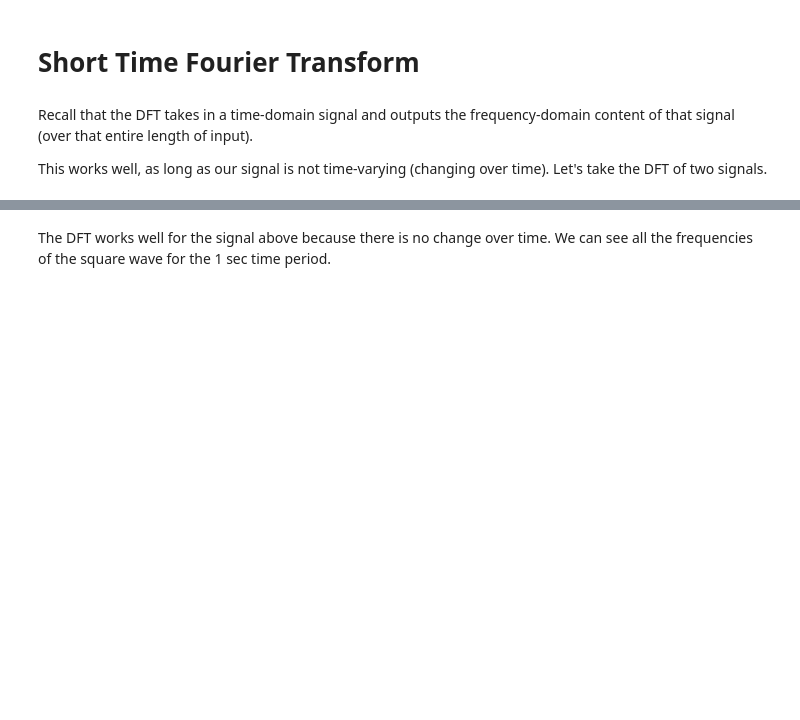
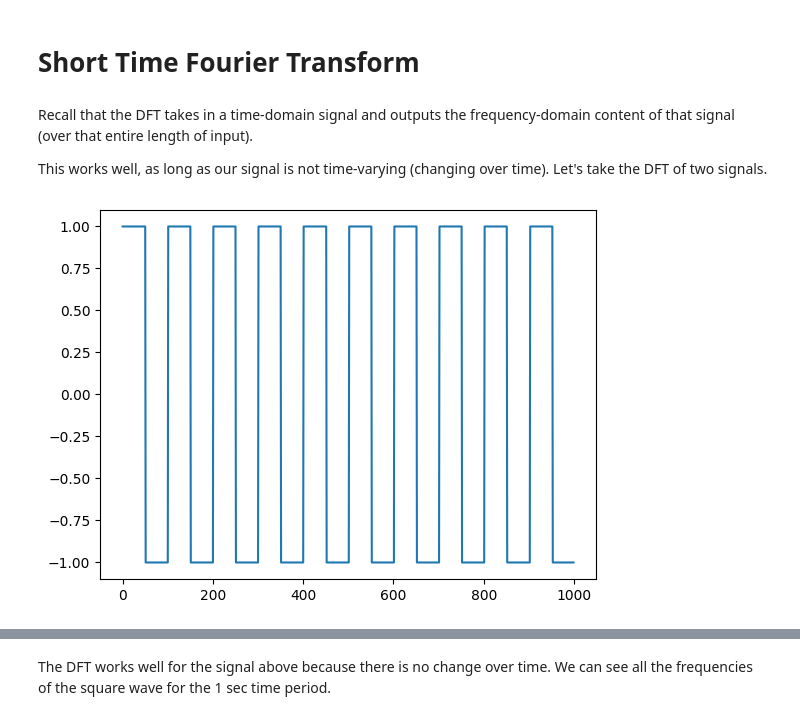
Before and after one commit to adityarpawar1902/AudioTechII, a Jupyter notebook: Lectures-Blank/Lesson11_STFT.ipynb, the cells around one changed output, grey strips where cells are left out. Cells and saved outputs as stored; diff of their text form; code cells hidden in the pictures; blank space fills up the shorter version.

```diff
--- a/Lectures-Blank/Lesson11_STFT.ipynb
+++ b/Lectures-Blank/Lesson11_STFT.ipynb
@@ -11,3 +11,9 @@ from IPython.display import Math, Image, Audio
 Recall that the DFT takes in a time-domain signal and outputs the frequency-domain content of that signal (over that entire length of input).
 
 This works well, as long as our signal is not time-varying (changing over time). Let's take the DFT of two signals.
+# %%
+t = np.arange(0, 1, 1/44100)
+static_sig = scipy.signal.square(2 * np.pi * 440 * t)
+plt.plot(static_sig[:1000]);
+# %% [output]
+[figure, added]
```
Also changed, not shown: parts of 10 cells of this notebook.
